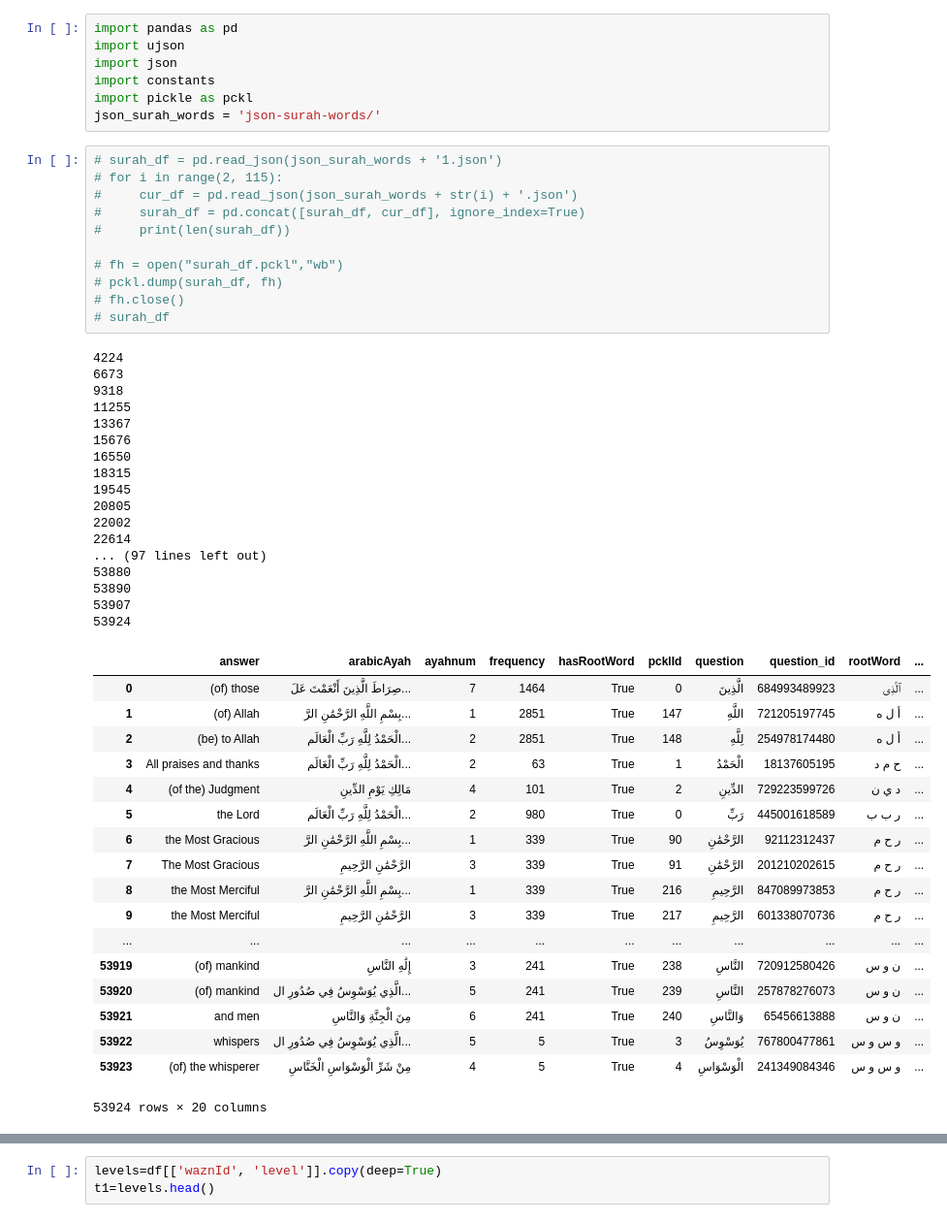
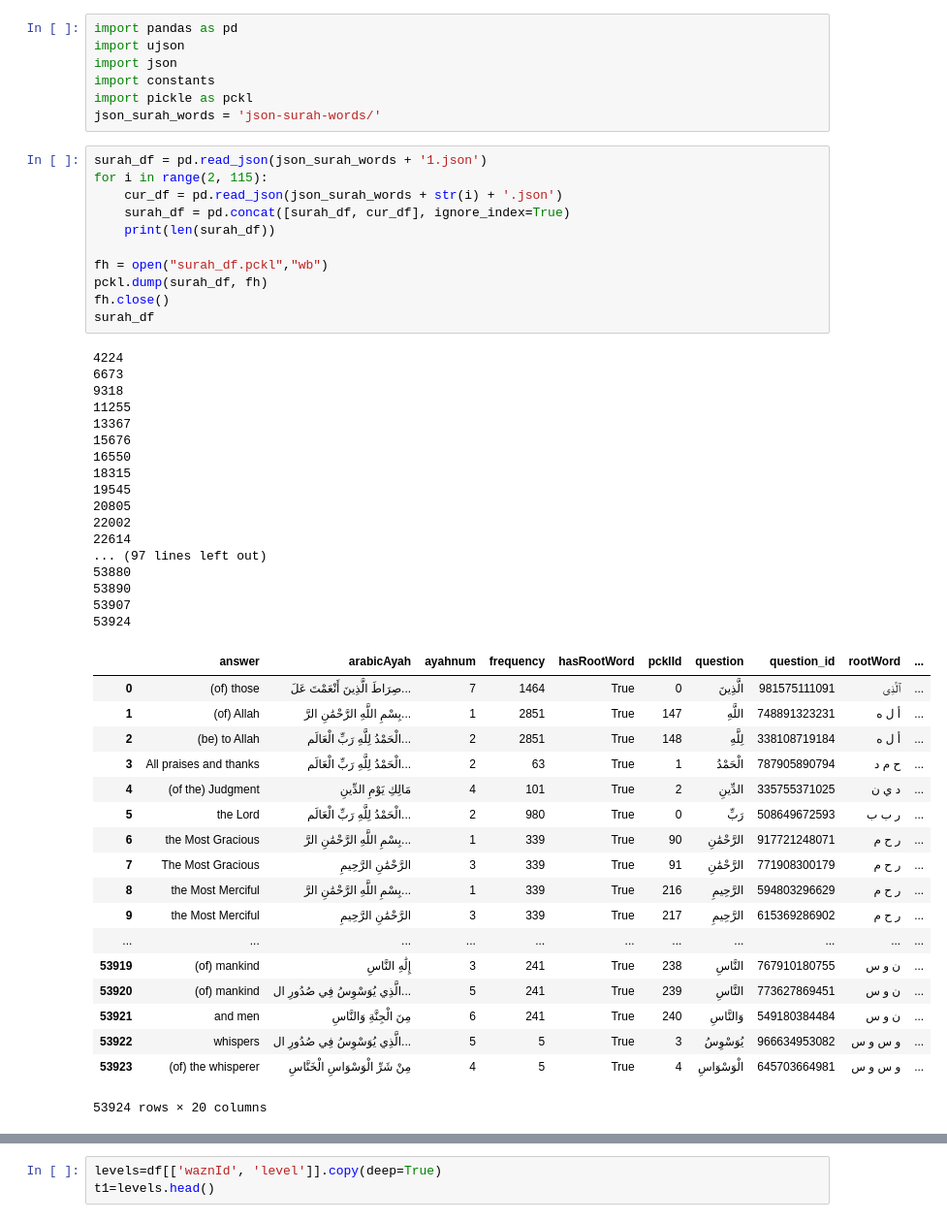
Before and after one commit to sayemmh/project-zayd-api, a Jupyter notebook: wazn_levels.ipynb, the cells around one changed output, grey strips where cells are left out. Shown at 97% size. Cells and saved outputs as stored; diff of their text form.

```diff
--- a/wazn_levels.ipynb
+++ b/wazn_levels.ipynb
@@ -6,51 +6,51 @@ import constants
 import pickle as pckl
 json_surah_words = 'json-surah-words/'
 # %%
-# surah_df = pd.read_json(json_surah_words + '1.json')
-# for i in range(2, 115):
-#     cur_df = pd.read_json(json_surah_words + str(i) + '.json')
-#     surah_df = pd.concat([surah_df, cur_df], ignore_index=True)
-#     print(len(surah_df))
+surah_df = pd.read_json(json_surah_words + '1.json')
+for i in range(2, 115):
+    cur_df = pd.read_json(json_surah_words + str(i) + '.json')
+    surah_df = pd.concat([surah_df, cur_df], ignore_index=True)
+    print(len(surah_df))
 
-# fh = open("surah_df.pckl","wb")
-# pckl.dump(surah_df, fh)
-# fh.close()
-# surah_df
+fh = open("surah_df.pckl","wb")
+pckl.dump(surah_df, fh)
+fh.close()
+surah_df
 # %% [output]
 4224
 6673
 9318
 11255
 13367
 15676
 16550
 18315
 19545
 20805
 22002
 22614
 ... (97 lines left out)
 53880
 53890
 53907
 53924
 |  | answer | arabicAyah | ayahnum | frequency | hasRootWord | pcklId | question | question_id | rootWord | ... |
-| 0 | (of) those | صِرَاطَ الَّذِينَ أَنْعَمْتَ عَلَ... | 7 | 1464 | True | 0 | الَّذِينَ | 684993489923 | ٱلَّذِى | ... |
-| 1 | (of) Allah | بِسْمِ اللَّهِ الرَّحْمَٰنِ الرَّ... | 1 | 2851 | True | 147 | اللَّهِ | 721205197745 | أ ل ه | ... |
-| 2 | (be) to Allah | الْحَمْدُ لِلَّهِ رَبِّ الْعَالَم... | 2 | 2851 | True | 148 | لِلَّهِ | 254978174480 | أ ل ه | ... |
-| 3 | All praises and thanks | الْحَمْدُ لِلَّهِ رَبِّ الْعَالَم... | 2 | 63 | True | 1 | الْحَمْدُ | 18137605195 | ح م د | ... |
-| 4 | (of the) Judgment | مَالِكِ يَوْمِ الدِّينِ | 4 | 101 | True | 2 | الدِّينِ | 729223599726 | د ي ن | ... |
-| 5 | the Lord | الْحَمْدُ لِلَّهِ رَبِّ الْعَالَم... | 2 | 980 | True | 0 | رَبِّ | 445001618589 | ر ب ب | ... |
-| 6 | the Most Gracious | بِسْمِ اللَّهِ الرَّحْمَٰنِ الرَّ... | 1 | 339 | True | 90 | الرَّحْمَٰنِ | 92112312437 | ر ح م | ... |
-| 7 | The Most Gracious | الرَّحْمَٰنِ الرَّحِيمِ | 3 | 339 | True | 91 | الرَّحْمَٰنِ | 201210202615 | ر ح م | ... |
-| 8 | the Most Merciful | بِسْمِ اللَّهِ الرَّحْمَٰنِ الرَّ... | 1 | 339 | True | 216 | الرَّحِيمِ | 847089973853 | ر ح م | ... |
-| 9 | the Most Merciful | الرَّحْمَٰنِ الرَّحِيمِ | 3 | 339 | True | 217 | الرَّحِيمِ | 601338070736 | ر ح م | ... |
+| 0 | (of) those | صِرَاطَ الَّذِينَ أَنْعَمْتَ عَلَ... | 7 | 1464 | True | 0 | الَّذِينَ | 981575111091 | ٱلَّذِى | ... |
+| 1 | (of) Allah | بِسْمِ اللَّهِ الرَّحْمَٰنِ الرَّ... | 1 | 2851 | True | 147 | اللَّهِ | 748891323231 | أ ل ه | ... |
+| 2 | (be) to Allah | الْحَمْدُ لِلَّهِ رَبِّ الْعَالَم... | 2 | 2851 | True | 148 | لِلَّهِ | 338108719184 | أ ل ه | ... |
+| 3 | All praises and thanks | الْحَمْدُ لِلَّهِ رَبِّ الْعَالَم... | 2 | 63 | True | 1 | الْحَمْدُ | 787905890794 | ح م د | ... |
+| 4 | (of the) Judgment | مَالِكِ يَوْمِ الدِّينِ | 4 | 101 | True | 2 | الدِّينِ | 335755371025 | د ي ن | ... |
+| 5 | the Lord | الْحَمْدُ لِلَّهِ رَبِّ الْعَالَم... | 2 | 980 | True | 0 | رَبِّ | 508649672593 | ر ب ب | ... |
+| 6 | the Most Gracious | بِسْمِ اللَّهِ الرَّحْمَٰنِ الرَّ... | 1 | 339 | True | 90 | الرَّحْمَٰنِ | 917721248071 | ر ح م | ... |
+| 7 | The Most Gracious | الرَّحْمَٰنِ الرَّحِيمِ | 3 | 339 | True | 91 | الرَّحْمَٰنِ | 771908300179 | ر ح م | ... |
+| 8 | the Most Merciful | بِسْمِ اللَّهِ الرَّحْمَٰنِ الرَّ... | 1 | 339 | True | 216 | الرَّحِيمِ | 594803296629 | ر ح م | ... |
+| 9 | the Most Merciful | الرَّحْمَٰنِ الرَّحِيمِ | 3 | 339 | True | 217 | الرَّحِيمِ | 615369286902 | ر ح م | ... |
 | ... | ... | ... | ... | ... | ... | ... | ... | ... | ... | ... |
-| 53919 | (of) mankind | إِلَٰهِ النَّاسِ | 3 | 241 | True | 238 | النَّاسِ | 720912580426 | ن و س | ... |
-| 53920 | (of) mankind | الَّذِي يُوَسْوِسُ فِي صُدُورِ ال... | 5 | 241 | True | 239 | النَّاسِ | 257878276073 | ن و س | ... |
-| 53921 | and men | مِنَ الْجِنَّةِ وَالنَّاسِ | 6 | 241 | True | 240 | وَالنَّاسِ | 65456613888 | ن و س | ... |
-| 53922 | whispers | الَّذِي يُوَسْوِسُ فِي صُدُورِ ال... | 5 | 5 | True | 3 | يُوَسْوِسُ | 767800477861 | و س و س | ... |
-| 53923 | (of) the whisperer | مِنْ شَرِّ الْوَسْوَاسِ الْخَنَّاسِ | 4 | 5 | True | 4 | الْوَسْوَاسِ | 241349084346 | و س و س | ... |
+| 53919 | (of) mankind | إِلَٰهِ النَّاسِ | 3 | 241 | True | 238 | النَّاسِ | 767910180755 | ن و س | ... |
+| 53920 | (of) mankind | الَّذِي يُوَسْوِسُ فِي صُدُورِ ال... | 5 | 241 | True | 239 | النَّاسِ | 773627869451 | ن و س | ... |
+| 53921 | and men | مِنَ الْجِنَّةِ وَالنَّاسِ | 6 | 241 | True | 240 | وَالنَّاسِ | 549180384484 | ن و س | ... |
+| 53922 | whispers | الَّذِي يُوَسْوِسُ فِي صُدُورِ ال... | 5 | 5 | True | 3 | يُوَسْوِسُ | 966634953082 | و س و س | ... |
+| 53923 | (of) the whisperer | مِنْ شَرِّ الْوَسْوَاسِ الْخَنَّاسِ | 4 | 5 | True | 4 | الْوَسْوَاسِ | 645703664981 | و س و س | ... |
 53924 rows × 20 columns
 # %%
 fh = open("surah_df.pckl","rb")
```
Also changed, not shown: parts of 13 cells of this notebook, 4 other files.
